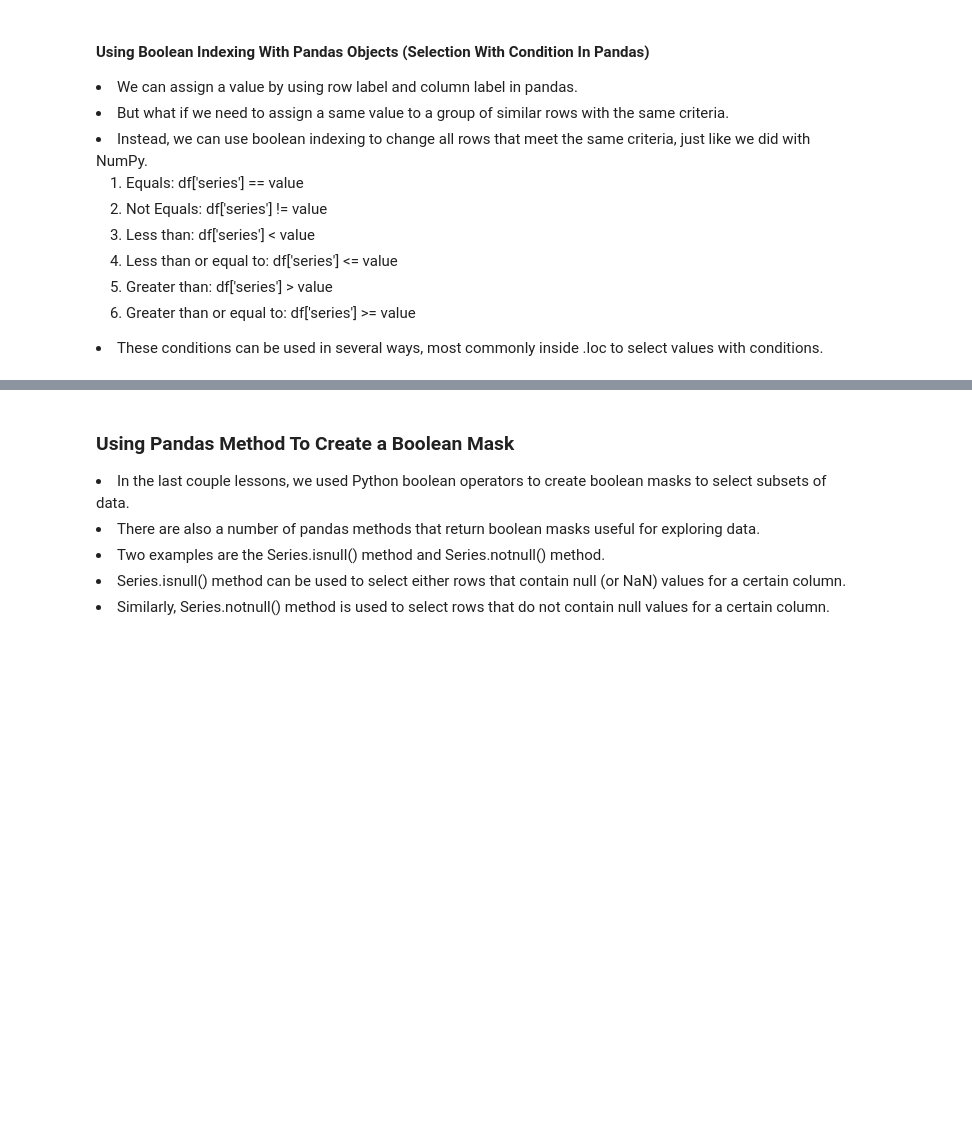
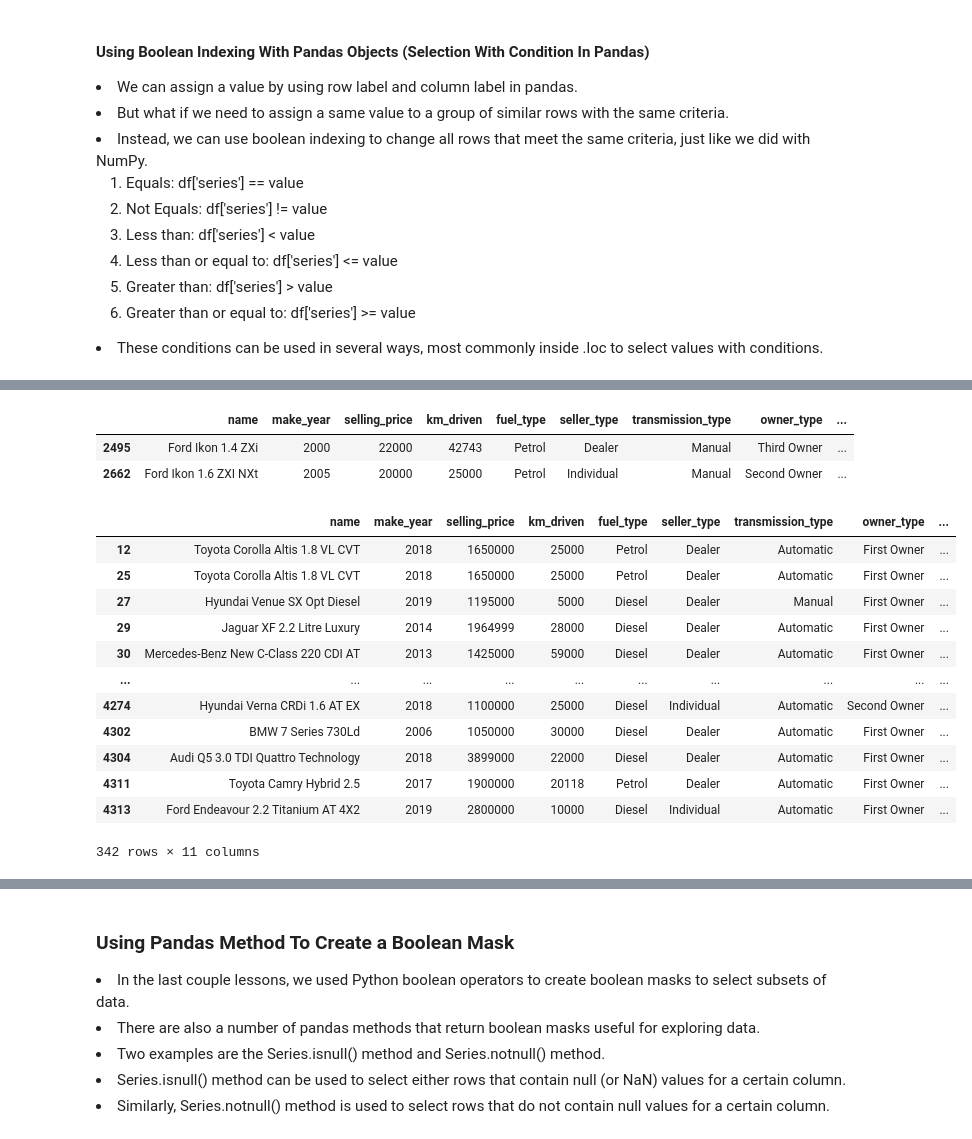
Before and after one commit to prabhat-123/Python_For_Data_Science, a Jupyter notebook: August_Lumbini_Course/notebooks/pandas_basics.ipynb, the cells around one changed output, grey strips where cells are left out. Saved outputs shown, nothing was run; the diff lists cells and outputs as text; code cells hidden in the pictures; blank space fills up the shorter version.

```diff
--- a/August_Lumbini_Course/notebooks/pandas_basics.ipynb
+++ b/August_Lumbini_Course/notebooks/pandas_basics.ipynb
@@ -1053,0 +1353,22 @@ car_details_df['top10counts'].value_counts()
+# %%
+car_df[car_df['selling_price'] < 30000]
+# %% [output]
+|  | name | make_year | selling_price | km_driven | fuel_type | seller_type | transmission_type | owner_type | ... |
+| 2495 | Ford Ikon 1.4 ZXi | 2000 | 22000 | 42743 | Petrol | Dealer | Manual | Third Owner | ... |
+| 2662 | Ford Ikon 1.6 ZXI NXt | 2005 | 20000 | 25000 | Petrol | Individual | Manual | Second Owner | ... |
+# %%
+car_df[car_df['selling_price'] > 1000000]
+# %% [output]
+|  | name | make_year | selling_price | km_driven | fuel_type | seller_type | transmission_type | owner_type | ... |
+| 12 | Toyota Corolla Altis 1.8 VL CVT | 2018 | 1650000 | 25000 | Petrol | Dealer | Automatic | First Owner | ... |
+| 25 | Toyota Corolla Altis 1.8 VL CVT | 2018 | 1650000 | 25000 | Petrol | Dealer | Automatic | First Owner | ... |
+| 27 | Hyundai Venue SX Opt Diesel | 2019 | 1195000 | 5000 | Diesel | Dealer | Manual | First Owner | ... |
+| 29 | Jaguar XF 2.2 Litre Luxury | 2014 | 1964999 | 28000 | Diesel | Dealer | Automatic | First Owner | ... |
+| 30 | Mercedes-Benz New C-Class 220 CDI AT | 2013 | 1425000 | 59000 | Diesel | Dealer | Automatic | First Owner | ... |
+| ... | ... | ... | ... | ... | ... | ... | ... | ... | ... |
+| 4274 | Hyundai Verna CRDi 1.6 AT EX | 2018 | 1100000 | 25000 | Diesel | Individual | Automatic | Second Owner | ... |
+| 4302 | BMW 7 Series 730Ld | 2006 | 1050000 | 30000 | Diesel | Dealer | Automatic | First Owner | ... |
+| 4304 | Audi Q5 3.0 TDI Quattro Technology | 2018 | 3899000 | 22000 | Diesel | Dealer | Automatic | First Owner | ... |
+| 4311 | Toyota Camry Hybrid 2.5 | 2017 | 1900000 | 20118 | Petrol | Dealer | Automatic | First Owner | ... |
+| 4313 | Ford Endeavour 2.2 Titanium AT 4X2 | 2019 | 2800000 | 10000 | Diesel | Individual | Automatic | First Owner | ... |
+342 rows × 11 columns
```
Also changed, not shown: parts of 199 cells of this notebook, 1 other file.
